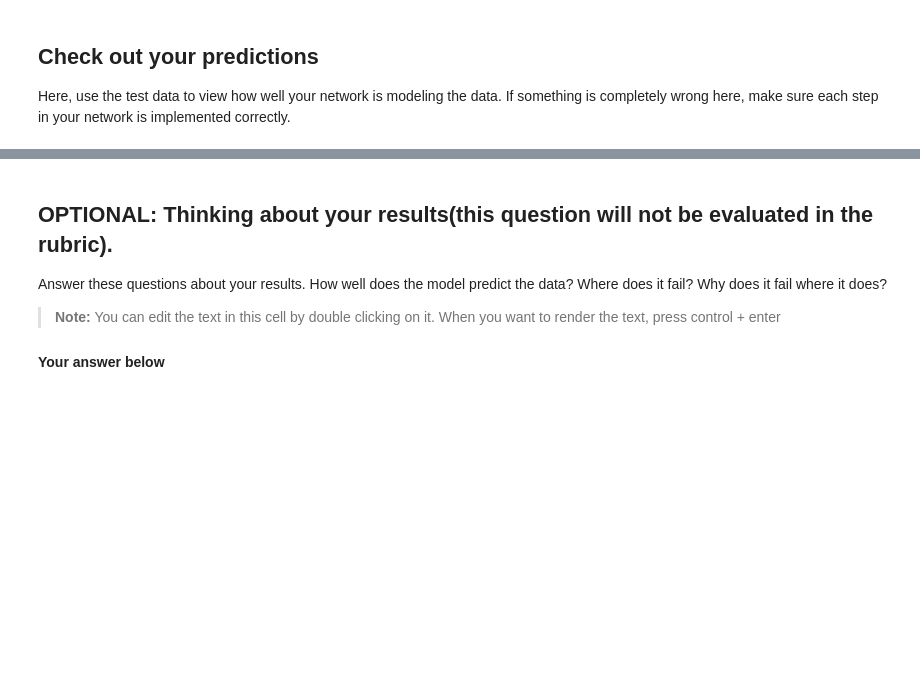
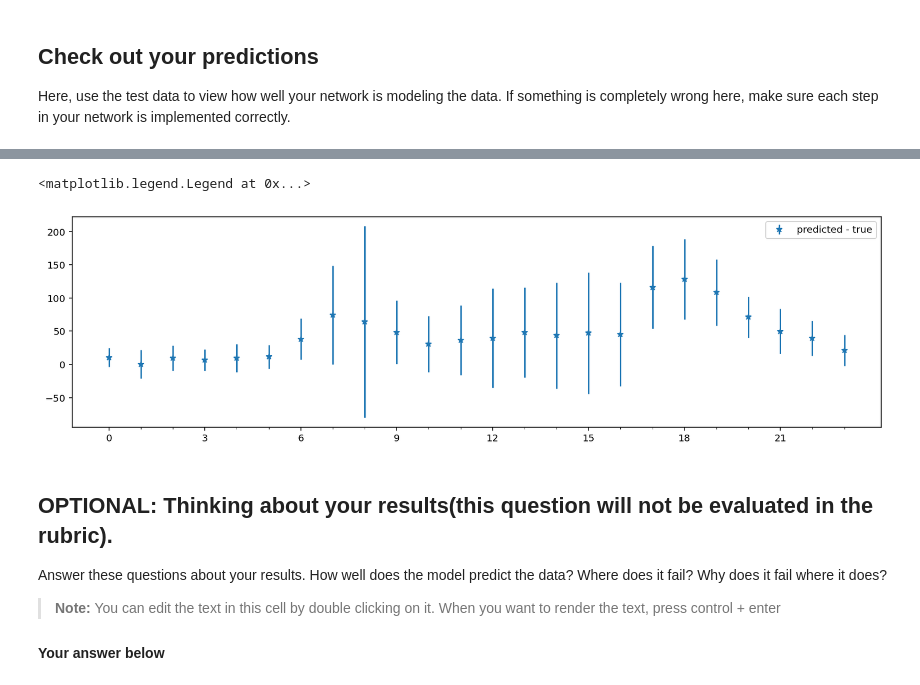
Before and after one commit to severine-baudry/deep-learning-v2-pytorch, a Jupyter notebook: project-bikesharing/Predicting_bike_sharing_data.ipynb, the cells around one changed output, grey strips where cells are left out. Saved outputs shown, nothing was run; the diff lists cells and outputs as text; code cells hidden in the pictures; blank space fills up the shorter version.

```diff
--- a/project-bikesharing/Predicting_bike_sharing_data.ipynb
+++ b/project-bikesharing/Predicting_bike_sharing_data.ipynb
@@ -250,3 +299,21 @@ _ = ax.set_xticklabels(dates[12::24], rotation=45)
+# %%
+l_mean=[]
+l_std = []
+for hour in range(24):
+    idx = test_features["hr_{}".format(hour)] == 1
+    pred_h = prediction_error[idx]
+    mean, std = np.average(pred_h), np.std(pred_h)
+    l_mean.append(mean)
+    l_std.append(std)
+    #print(hour, "{:.1f}\t{:.1f}".format(mean, std))
+fig, ax = plt.subplots(figsize=(15,4))
+ax.errorbar(range(24),l_mean, l_std, linestyle = "None", marker = "*", label = "predicted - true")
+ax.set_xticks(range(0,24,3))
+ax.set_xticks(range(0,24), minor=True)
+ax.legend()
+# %% [output]
+<matplotlib.legend.Legend at 0x...>
+[figure, added]
 # %% [markdown]
 ## OPTIONAL: Thinking about your results(this question will not be evaluated in the rubric).
 
```
Also changed, not shown: parts of 10 cells of this notebook.
